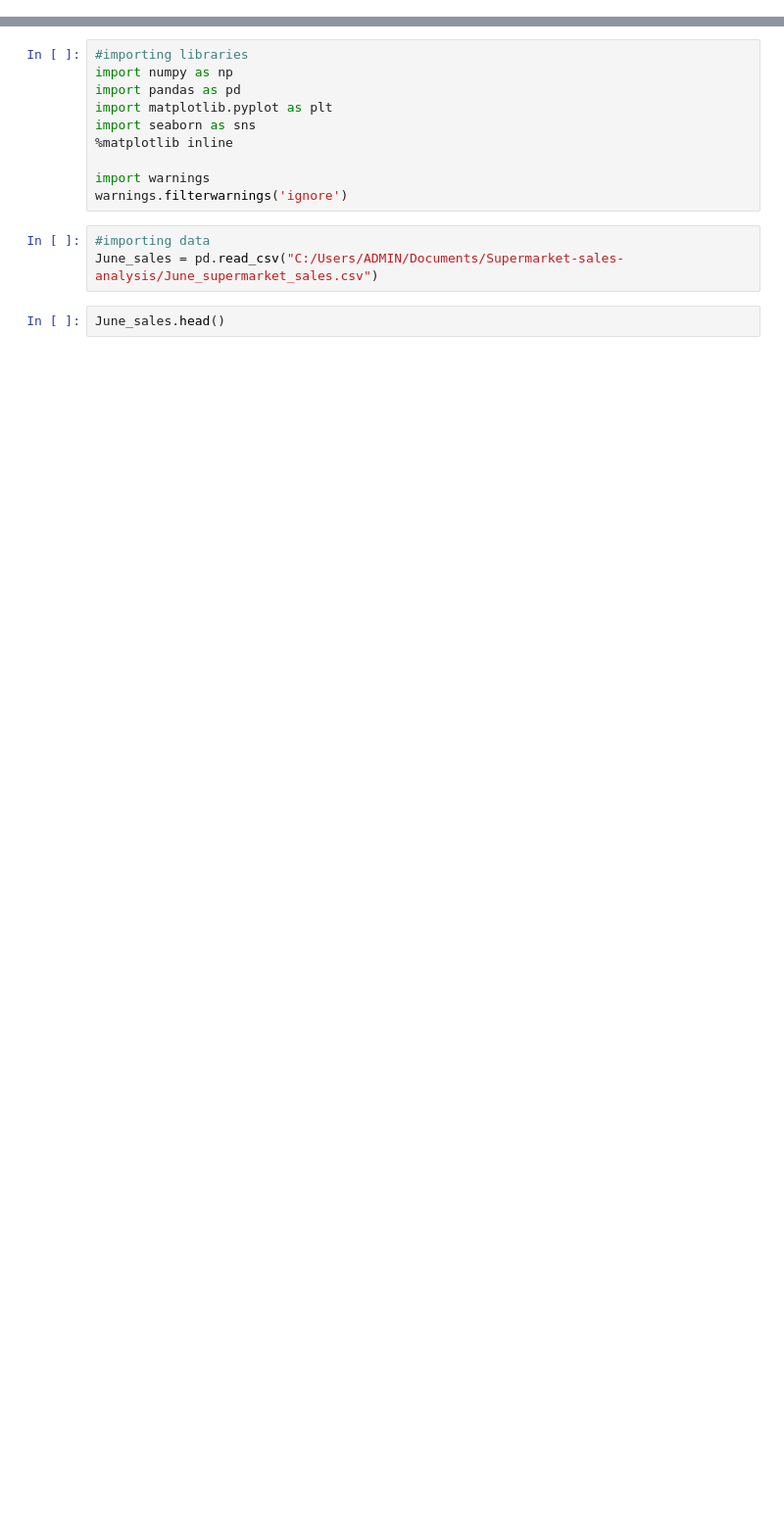
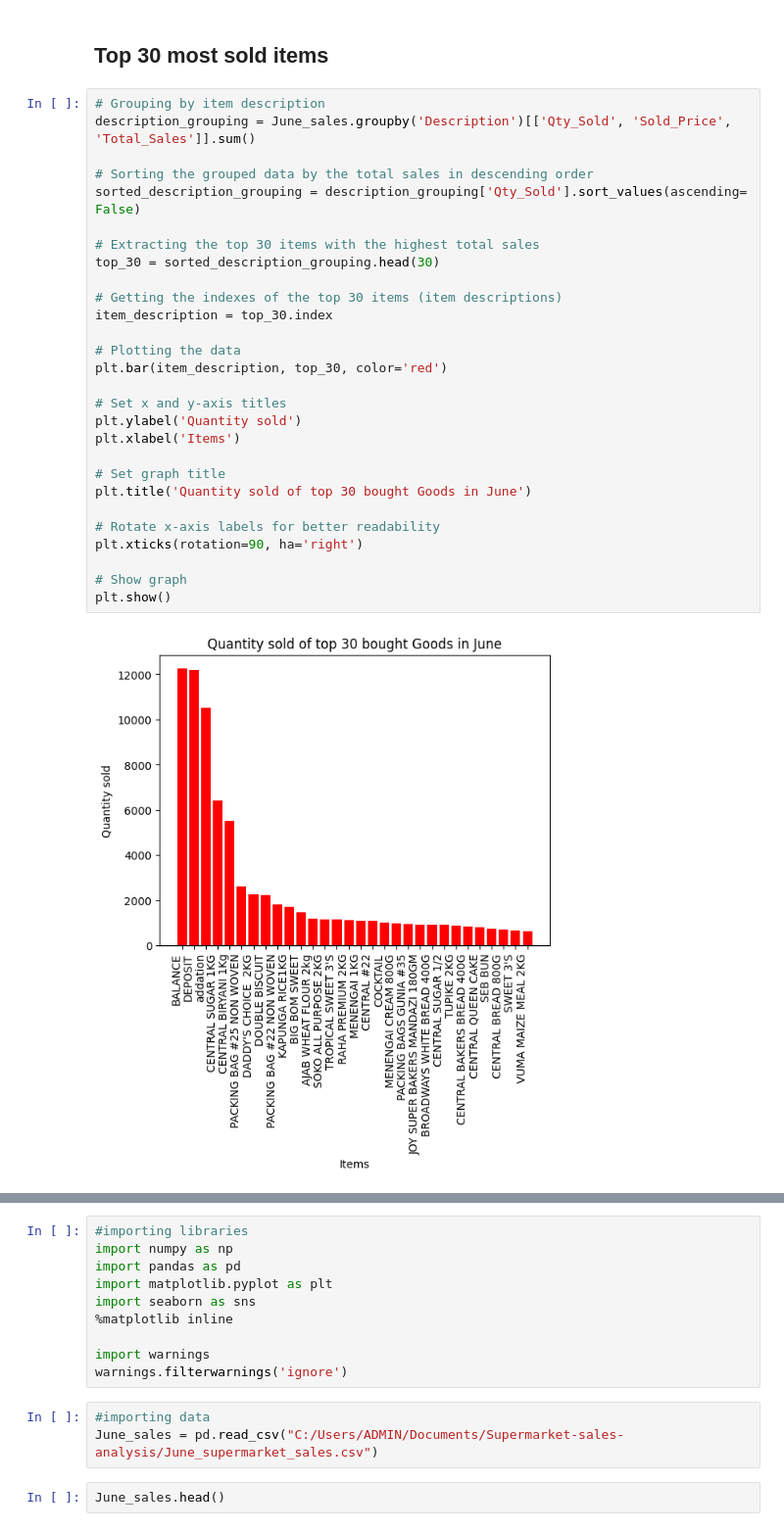
Before and after one commit to Emily-Ngahu/Supermarket-sales-analysis, a Jupyter notebook: June_analysis.ipynb, the cells around one changed output, grey strips where cells are left out. Shown at 98% size. Cells and saved outputs as stored; diff of their text form; blank space fills up the shorter version.

```diff
--- a/June_analysis.ipynb
+++ b/June_analysis.ipynb
@@ -0,0 +289,32 @@
+# %% [markdown]
+## Top 30 most sold items
+# %%
+# Grouping by item description
+description_grouping = June_sales.groupby('Description')[['Qty_Sold', 'Sold_Price', 'Total_Sales']].sum()
+
+# Sorting the grouped data by the total sales in descending order
+sorted_description_grouping = description_grouping['Qty_Sold'].sort_values(ascending= False)
+
+# Extracting the top 30 items with the highest total sales
+top_30 = sorted_description_grouping.head(30)
+
+# Getting the indexes of the top 30 items (item descriptions)
+item_description = top_30.index
+
+# Plotting the data
+plt.bar(item_description, top_30, color='red')
+
+# Set x and y-axis titles
+plt.ylabel('Quantity sold')
+plt.xlabel('Items')
+
+# Set graph title
+plt.title('Quantity sold of top 30 bought Goods in June')
+
+# Rotate x-axis labels for better readability
+plt.xticks(rotation=90, ha='right')
+
+# Show graph
+plt.show()
+# %% [output]
+[figure, added]
```
Also changed, not shown: parts of 77 cells of this notebook.
